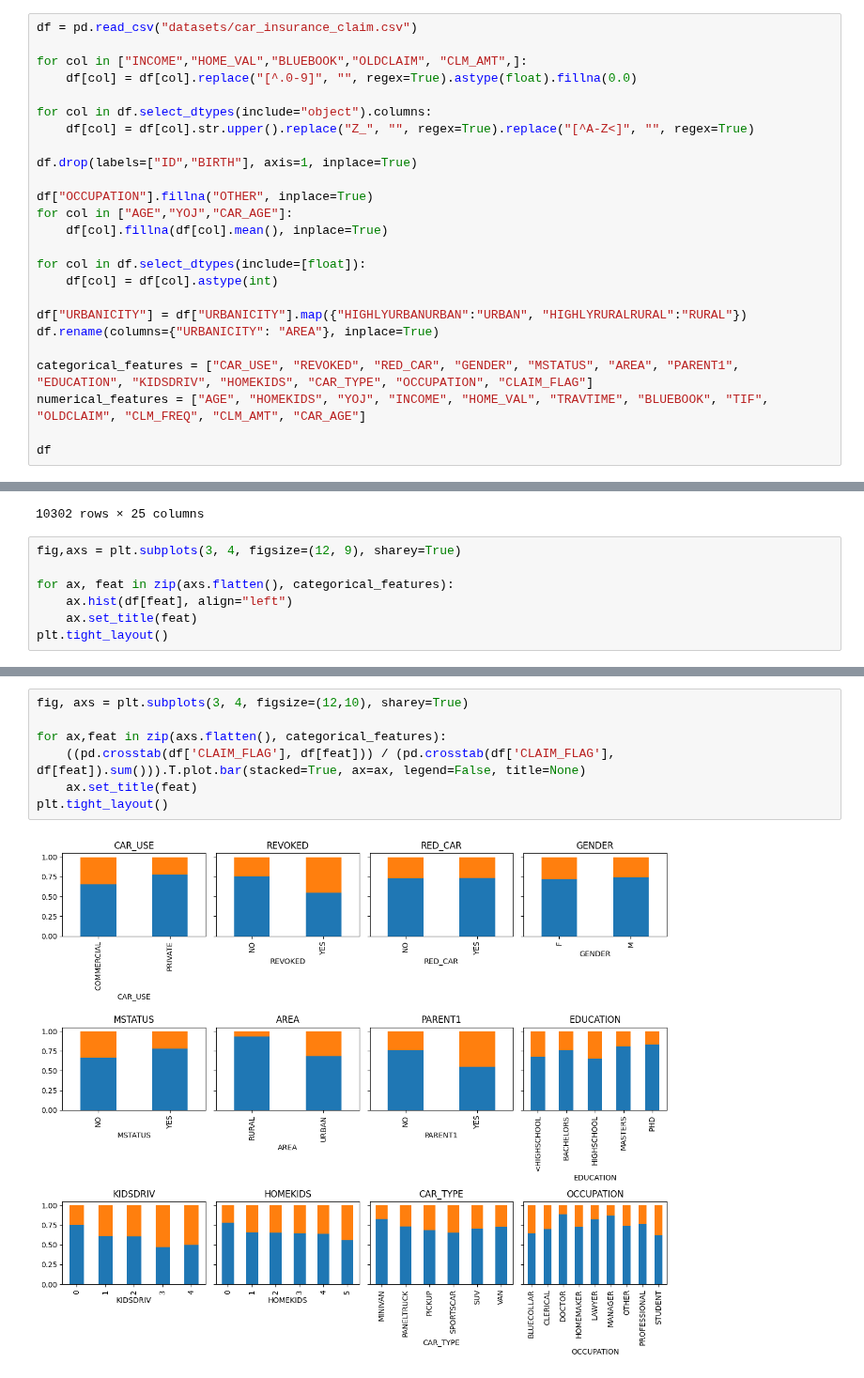
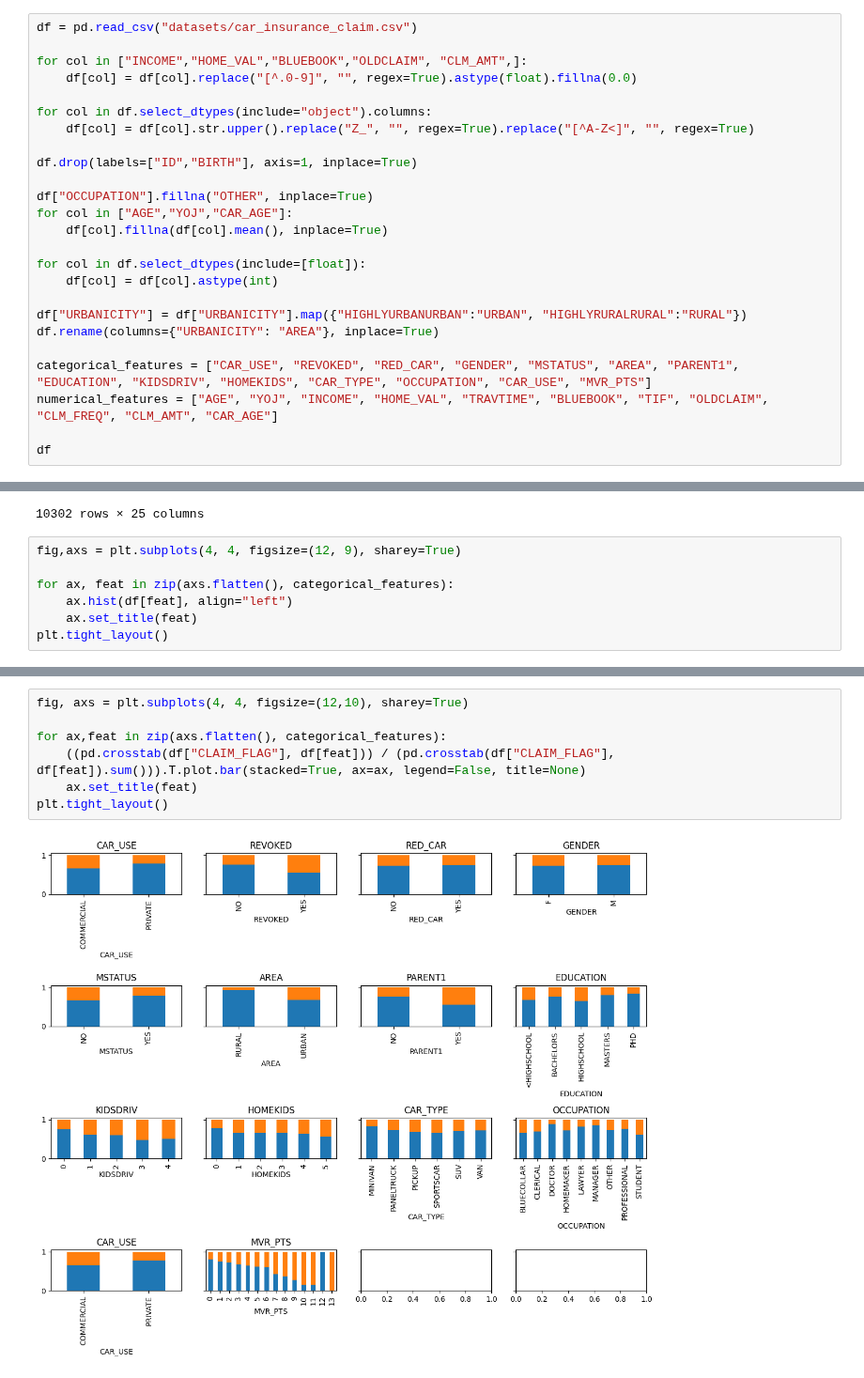
Before and after one commit to jaanisfehling/attention-mixed-type-clustering, a Jupyter notebook: gower_car_insurance_claim.ipynb, the cells around one changed output, grey strips where cells are left out. Shown at 94% size. Saved outputs shown, nothing was run; the diff lists cells and outputs as text.

```diff
--- a/gower_car_insurance_claim.ipynb
+++ b/gower_car_insurance_claim.ipynb
@@ -25,8 +25,8 @@ for col in df.select_dtypes(include=[float]):
 df["URBANICITY"] = df["URBANICITY"].map({"HIGHLYURBANURBAN":"URBAN", "HIGHLYRURALRURAL":"RURAL"})
 df.rename(columns={"URBANICITY": "AREA"}, inplace=True)
 
-categorical_features = ["CAR_USE", "REVOKED", "RED_CAR", "GENDER", "MSTATUS", "AREA", "PARENT1", "EDUCATION", "KIDSDRIV", "HOMEKIDS", "CAR_TYPE", "OCCUPATION", "CLAIM_FLAG"]
-numerical_features = ["AGE", "HOMEKIDS", "YOJ", "INCOME", "HOME_VAL", "TRAVTIME", "BLUEBOOK", "TIF", "OLDCLAIM", "CLM_FREQ", "CLM_AMT", "CAR_AGE"]
+categorical_features = ["CAR_USE", "REVOKED", "RED_CAR", "GENDER", "MSTATUS", "AREA", "PARENT1", "EDUCATION", "KIDSDRIV", "HOMEKIDS", "CAR_TYPE", "OCCUPATION", "CAR_USE", "MVR_PTS"]
+numerical_features = ["AGE", "YOJ", "INCOME", "HOME_VAL", "TRAVTIME", "BLUEBOOK", "TIF", "OLDCLAIM", "CLM_FREQ", "CLM_AMT", "CAR_AGE"]
 
 df
 # %% [output]
@@ -44,7 +44,7 @@ df
 | 10301 | 0 | 52 | 0 | 11 | 53235 | NO | 197017 | YES | F | HIGHSCHOOL | ... |
 10302 rows × 25 columns
 # %%
-fig,axs = plt.subplots(3, 4, figsize=(12, 9), sharey=True)
+fig,axs = plt.subplots(4, 4, figsize=(12, 9), sharey=True)
 
 for ax, feat in zip(axs.flatten(), categorical_features):
     ax.hist(df[feat], align="left")
@@ -64,9 +64,9 @@ plt.tight_layout()
 # %%
-fig, axs = plt.subplots(3, 4, figsize=(12,10), sharey=True)
+fig, axs = plt.subplots(4, 4, figsize=(12,10), sharey=True)
 
 for ax,feat in zip(axs.flatten(), categorical_features):
-    ((pd.crosstab(df['CLAIM_FLAG'], df[feat])) / (pd.crosstab(df['CLAIM_FLAG'], df[feat]).sum())).T.plot.bar(stacked=True, ax=ax, legend=False, title=None)
+    ((pd.crosstab(df["CLAIM_FLAG"], df[feat])) / (pd.crosstab(df["CLAIM_FLAG"], df[feat]).sum())).T.plot.bar(stacked=True, ax=ax, legend=False, title=None)
     ax.set_title(feat)
 plt.tight_layout()
 # %% [output]
-[figure, old version]
+[figure, new version]
```
Also changed, not shown: parts of 7 cells of this notebook, 1 other file.
